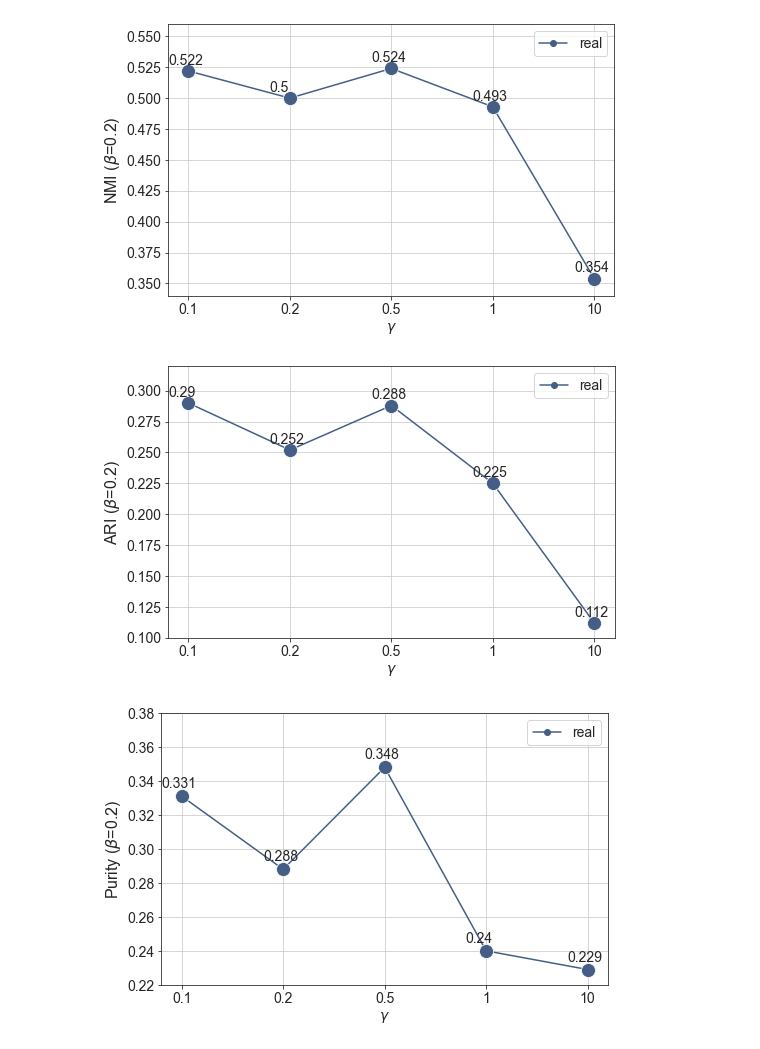
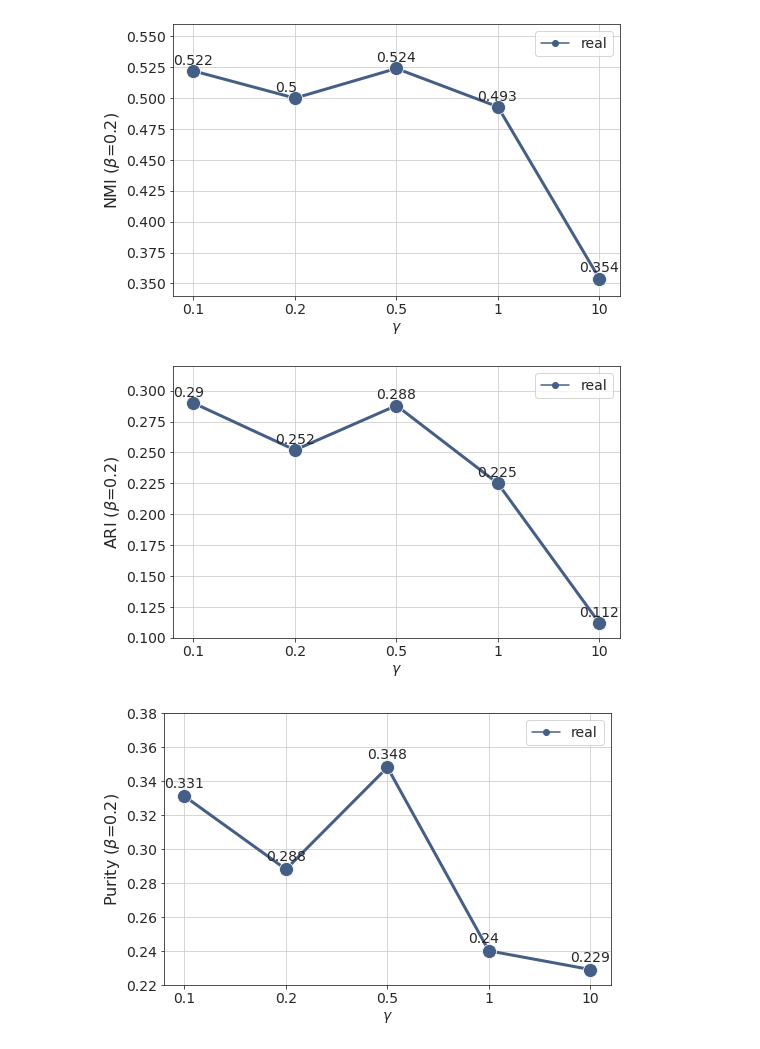
Before and after one commit to hopemini/data_processing, a Jupyter notebook: jideca_params/find_mean_b02.ipynb, the cells around one changed output. Cells and saved outputs as stored; diff of their text form; code cells hidden in the pictures.

```diff
--- a/jideca_params/find_mean_b02.ipynb
+++ b/jideca_params/find_mean_b02.ipynb
@@ -104,26 +104,26 @@ plt.rc('figure', titlesize=BIGGER_SIZE)  # fontsize of the figure title
 # %%
 plt.figure(figsize=(8,5))
 sns.set_style("ticks", {'axes.grid' : True})
 colors = ['#455E85']
-sns.lineplot(x='simple', y='nmi', data=df_nmi.sort_values(by='simple'), palette=colors, hue='types', style='types', markers=True, markersize=14)
+sns.lineplot(x='simple', y='nmi', data=df_nmi.sort_values(by='simple'), linewidth=3, palette=colors, hue='types', style='types', markers=True, markersize=14)
 for i in df_nmi.groupby('types'):
     for x,y,m in i[1][['simple','nmi','nmi']].values:
         if x == '0.1': i = 0
         elif x == '0.2': i = 1
         elif x == '0.5': i = 2
         elif x == '1': i = 3
         else: i = 4
         plt.text(i - 0.2 , y + 0.0051, m)
 plt.ylim(0.34, 0.56)
 plt.ylabel('NMI' + r' ($\beta$=0.2)', fontsize=16)
 plt.xlabel(r'$\gamma$')
 plt.legend(loc='best')
 plt.savefig('../result/beta_02_nmi_means.png', transparent=True)
 # %% [output]
-[figure, old version]
+[figure, new version]
 # %%
 plt.figure(figsize=(8,5))
-sns.lineplot(x='simple', y='ari', data=df_ari.sort_values(by='simple'), palette=colors, hue='types', style='types', markers=True, markersize=14)
+sns.lineplot(x='simple', y='ari', data=df_ari.sort_values(by='simple'), linewidth=3, palette=colors, hue='types', style='types', markers=True, markersize=14)
 for i in df_ari.groupby('types'):
     for x,y,m in i[1][['simple','ari','ari']].values:
         if x == '0.1': i = 0
@@ -138,11 +138,11 @@ plt.xlabel(r'$\gamma$')
 plt.legend(loc='best')
 plt.savefig('../result/beta_02_ari_means.png', transparent=True)
 # %% [output]
-[figure, old version]
+[figure, new version]
 # %%
 plt.figure(figsize=(8,5))
 #colors = ['#D68835', '#455E85']
-sns.lineplot(x='simple', y='purity', data=df_purity.sort_values(by='simple'), palette=colors, hue='types', style='types', markers=True, markersize=14)
+sns.lineplot(x='simple', y='purity', data=df_purity.sort_values(by='simple'), linewidth=3, palette=colors, hue='types', style='types', markers=True, markersize=14)
 for i in df_purity.groupby('types'):
     for x,y,m in i[1][['simple','purity','purity']].values:
         if x == '0.1': i = 0
@@ -157,4 +157,4 @@ plt.xlabel(r'$\gamma$')
 plt.legend(loc='best')
 plt.savefig('../result/beta_02_purity_means.png', transparent=True)
 # %% [output]
-[figure, old version]
+[figure, new version]
```
Also changed, not shown: parts of 3 cells of this notebook, 15 other files.
